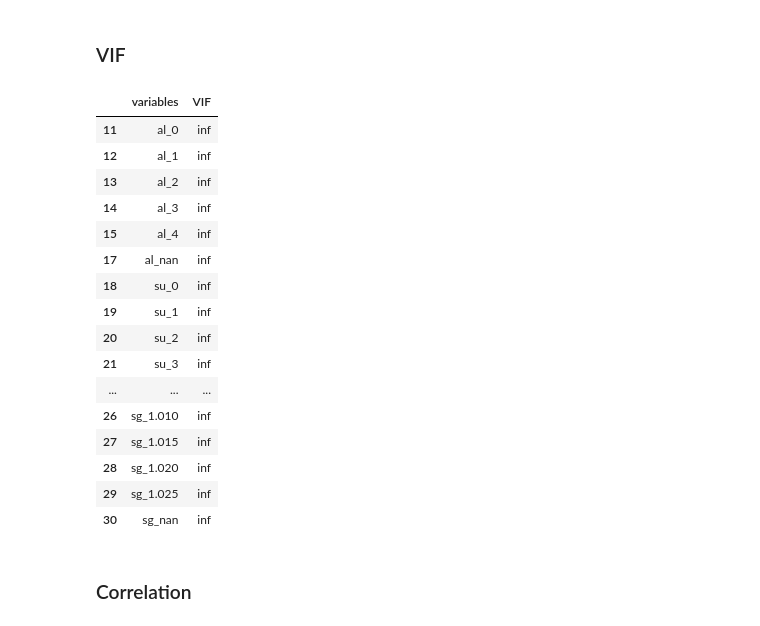
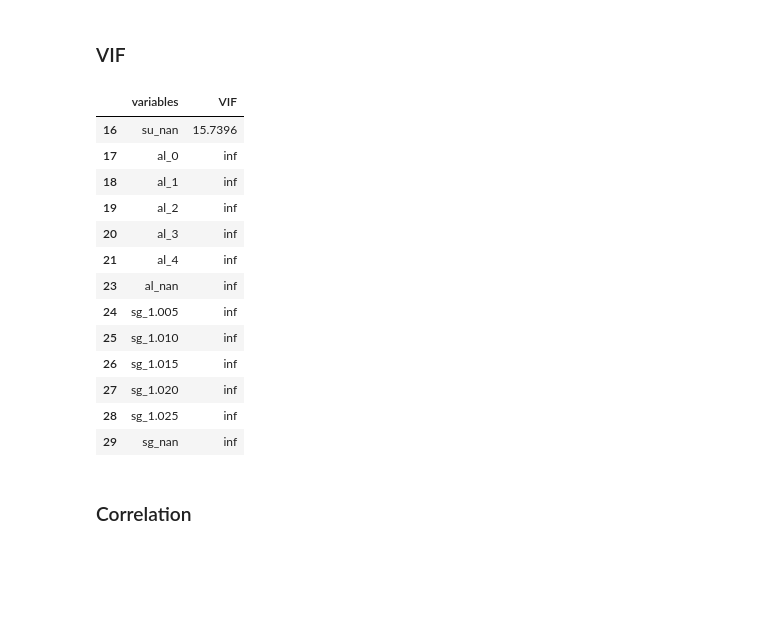
Before and after one commit to wojtas000/Advanced_Machine_Learning, a Jupyter notebook: datasets.ipynb, the cells around one changed output. Saved outputs shown, nothing was run; the diff lists cells and outputs as text; code cells hidden in the pictures; blank space fills up the shorter version.

```diff
--- a/datasets.ipynb
+++ b/datasets.ipynb
@@ -48,26 +51,23 @@ X_train, X_test, y_train, y_test = train_test_split(X, y, random_state=0, test_s
 ### VIF
 # %%
 p = Preprocessor()
-vif_coefs = p.vif(X_train)
+vif_coefs = p.vif(X_train.drop('su_0', axis=1))
 vif_coefs[vif_coefs['VIF'] >= 7]
 # %% [output]
 |  | variables | VIF |
-| 11 | al_0 | inf |
-| 12 | al_1 | inf |
-| 13 | al_2 | inf |
-| 14 | al_3 | inf |
-| 15 | al_4 | inf |
-| 17 | al_nan | inf |
-| 18 | su_0 | inf |
-| 19 | su_1 | inf |
-| 20 | su_2 | inf |
-| 21 | su_3 | inf |
-| ... | ... | ... |
-| 26 | sg_1.010 | inf |
-| 27 | sg_1.015 | inf |
-| 28 | sg_1.020 | inf |
-| 29 | sg_1.025 | inf |
-| 30 | sg_nan | inf |
+| 16 | su_nan | 15.7396 |
+| 17 | al_0 | inf |
+| 18 | al_1 | inf |
+| 19 | al_2 | inf |
+| 20 | al_3 | inf |
+| 21 | al_4 | inf |
+| 23 | al_nan | inf |
+| 24 | sg_1.005 | inf |
+| 25 | sg_1.010 | inf |
+| 26 | sg_1.015 | inf |
+| 27 | sg_1.020 | inf |
+| 28 | sg_1.025 | inf |
+| 29 | sg_nan | inf |
 # %% [markdown]
 ### Correlation
 # %%
```
Also changed, not shown: parts of 17 cells of this notebook, 2 other files.
